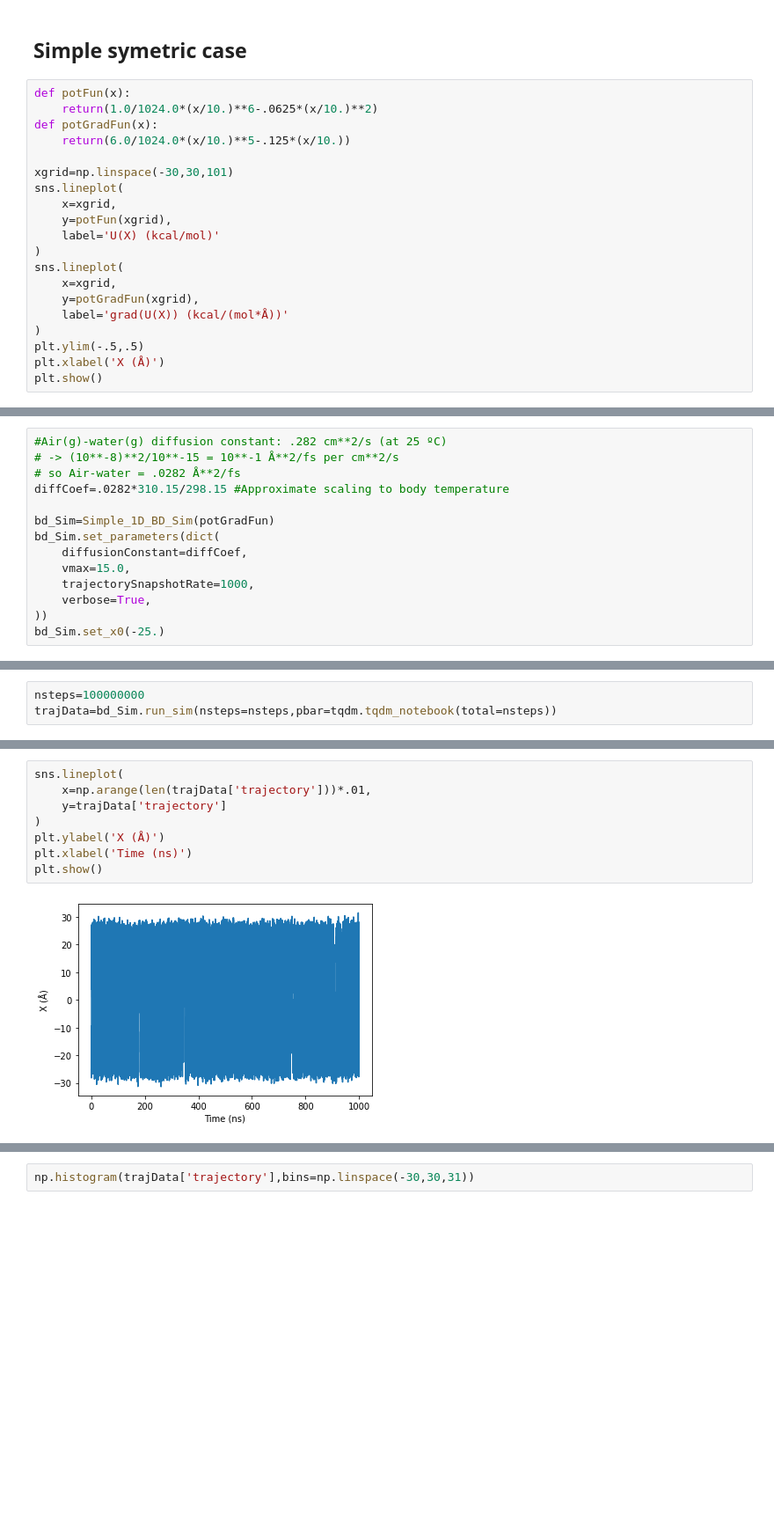
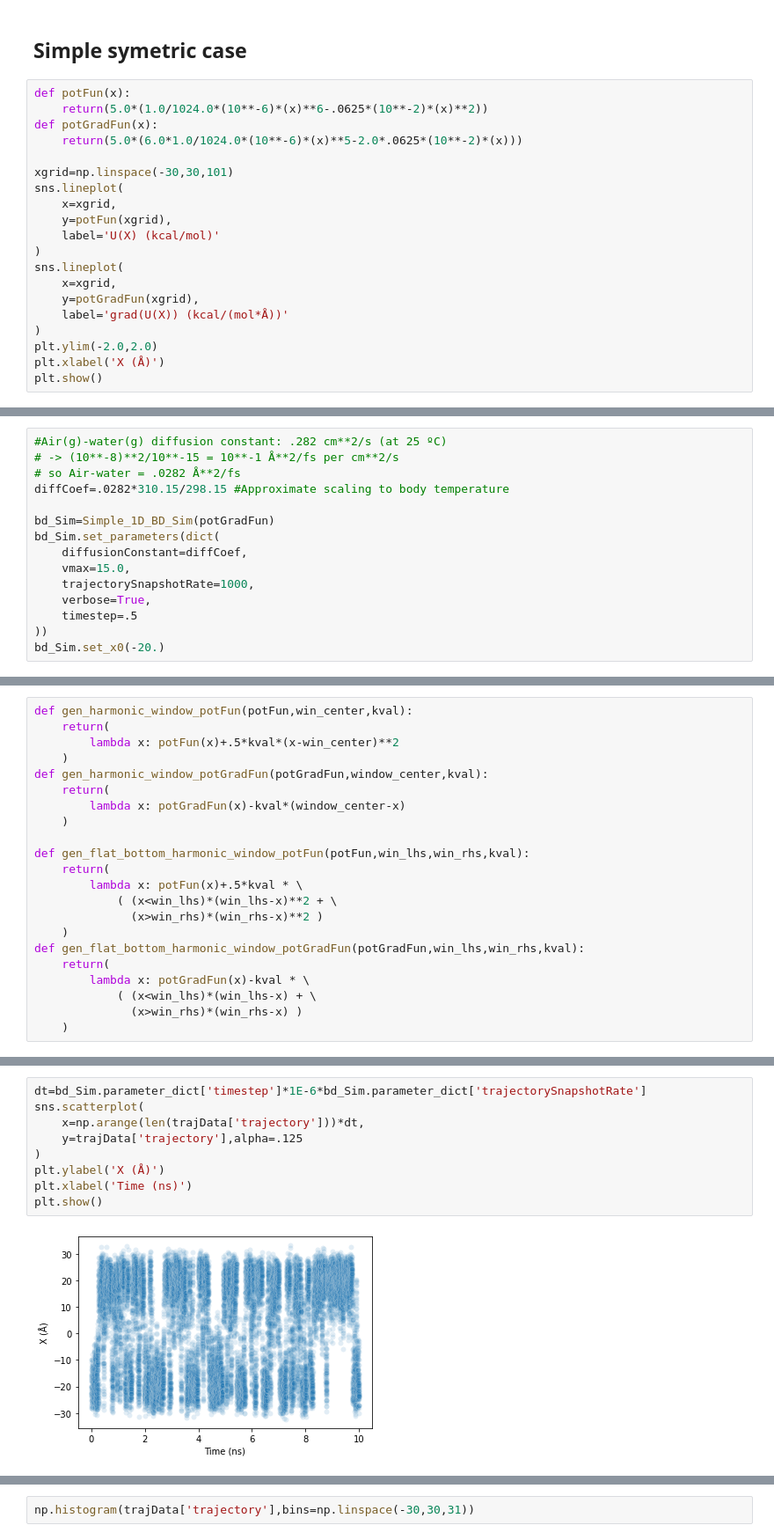
Before and after one commit to wesleymsmith/Milestone_Error_Analysis_Testing, a Jupyter notebook: Milestone_Polynomial_Model_Test.ipynb, the cells around one changed output, grey strips where cells are left out. Shown at 88% size. Drawn from its saved outputs; the diff is of its cells as text; blank space fills up the shorter version.

```diff
--- a/Milestone_Polynomial_Model_Test.ipynb
+++ b/Milestone_Polynomial_Model_Test.ipynb
@@ -126,9 +662,9 @@ class Simple_1D_BD_Sim:
 ## Simple symetric case
 # %%
 def potFun(x):
-    return(1.0/1024.0*(x/10.)**6-.0625*(x/10.)**2)
+    return(5.0*(1.0/1024.0*(10**-6)*(x)**6-.0625*(10**-2)*(x)**2))
 def potGradFun(x):
-    return(6.0/1024.0*(x/10.)**5-.125*(x/10.))
+    return(5.0*(6.0*1.0/1024.0*(10**-6)*(x)**5-2.0*.0625*(10**-2)*(x)))
 
 xgrid=np.linspace(-30,30,101)
 sns.lineplot(
@@ -141,7 +677,7 @@ sns.lineplot(
     y=potGradFun(xgrid),
     label='grad(U(X)) (kcal/(mol*Å))'
 )
-plt.ylim(-.5,.5)
+plt.ylim(-2.0,2.0)
 plt.xlabel('X (Å)')
 plt.show()
 # %% [output]
@@ -158,8 +694,9 @@ bd_Sim.set_parameters(dict(
     vmax=15.0,
     trajectorySnapshotRate=1000,
     verbose=True,
+    timestep=.5
 ))
-bd_Sim.set_x0(-25.)
+bd_Sim.set_x0(-20.)
 # %%
 display('x0=%f'%bd_Sim.x0)
 bd_Sim.parameter_dict
@@ -173,4 +711 @@ bd_Sim.parameter_dict
  'verbose': True}
-# %%
-nsteps=100000000
-trajData=bd_Sim.run_sim(nsteps=nsteps,pbar=tqdm.tqdm_notebook(total=nsteps))
@@ -179,0 +830,22 @@ Please use `tqdm.notebook.tqdm` instead of `tqdm.tqdm_notebook`
+# %%
+def gen_harmonic_window_potFun(potFun,win_center,kval):
+    return(
+        lambda x: potFun(x)+.5*kval*(x-win_center)**2
+    )
+def gen_harmonic_window_potGradFun(potGradFun,window_center,kval):
+    return(
+        lambda x: potGradFun(x)-kval*(window_center-x)
+    )
+
+def gen_flat_bottom_harmonic_window_potFun(potFun,win_lhs,win_rhs,kval):
+    return(
+        lambda x: potFun(x)+.5*kval * \
+            ( (x<win_lhs)*(win_lhs-x)**2 + \
+              (x>win_rhs)*(win_rhs-x)**2 )
+    )
+def gen_flat_bottom_harmonic_window_potGradFun(potGradFun,win_lhs,win_rhs,kval):
+    return(
+        lambda x: potGradFun(x)-kval * \
+            ( (x<win_lhs)*(win_lhs-x) + \
+              (x>win_rhs)*(win_rhs-x) )
+    )
@@ -180,10 +1104,11 @@ Please use `tqdm.notebook.tqdm` instead of `tqdm.tqdm_notebook`
 # %%
-sns.lineplot(
-    x=np.arange(len(trajData['trajectory']))*.01,
-    y=trajData['trajectory']
+dt=bd_Sim.parameter_dict['timestep']*1E-6*bd_Sim.parameter_dict['trajectorySnapshotRate']
+sns.scatterplot(
+    x=np.arange(len(trajData['trajectory']))*dt,
+    y=trajData['trajectory'],alpha=.125
 )
 plt.ylabel('X (Å)')
 plt.xlabel('Time (ns)')
 plt.show()
 # %% [output]
-[figure, old version]
+[figure, new version]
```
Also changed, not shown: parts of 85 cells of this notebook, 6 other files.
